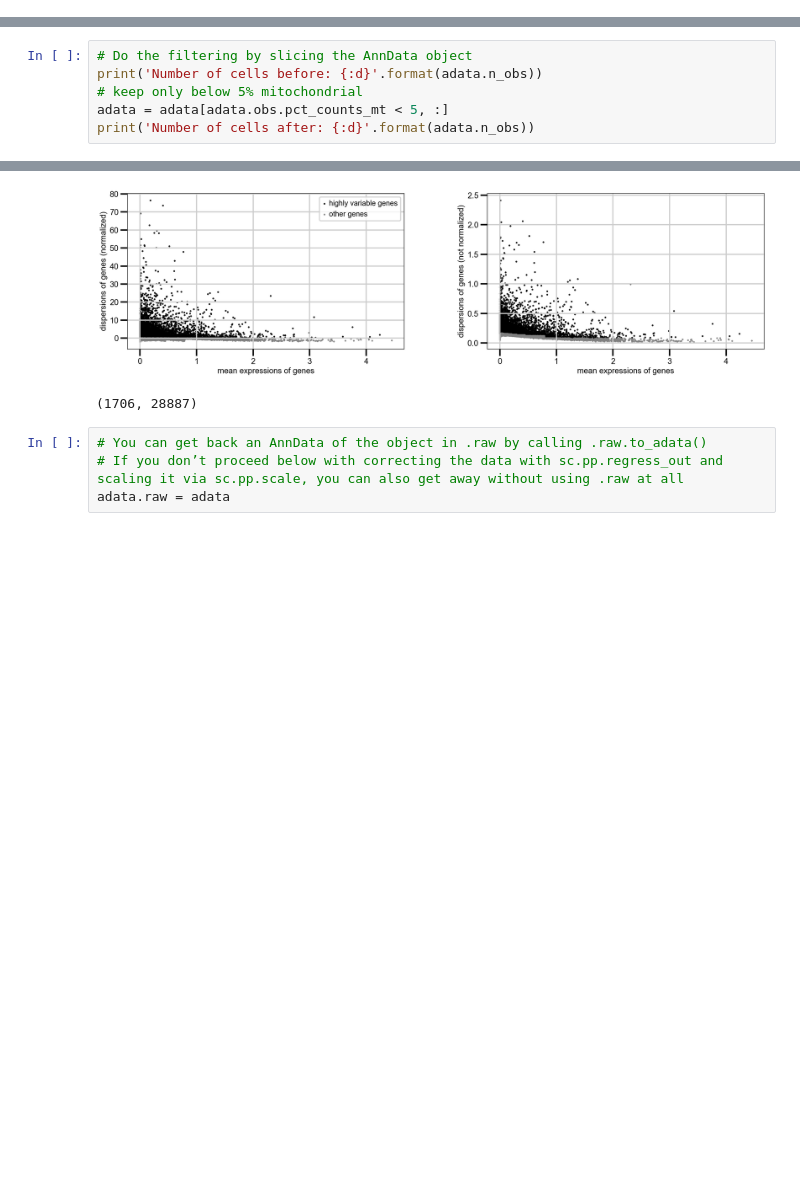
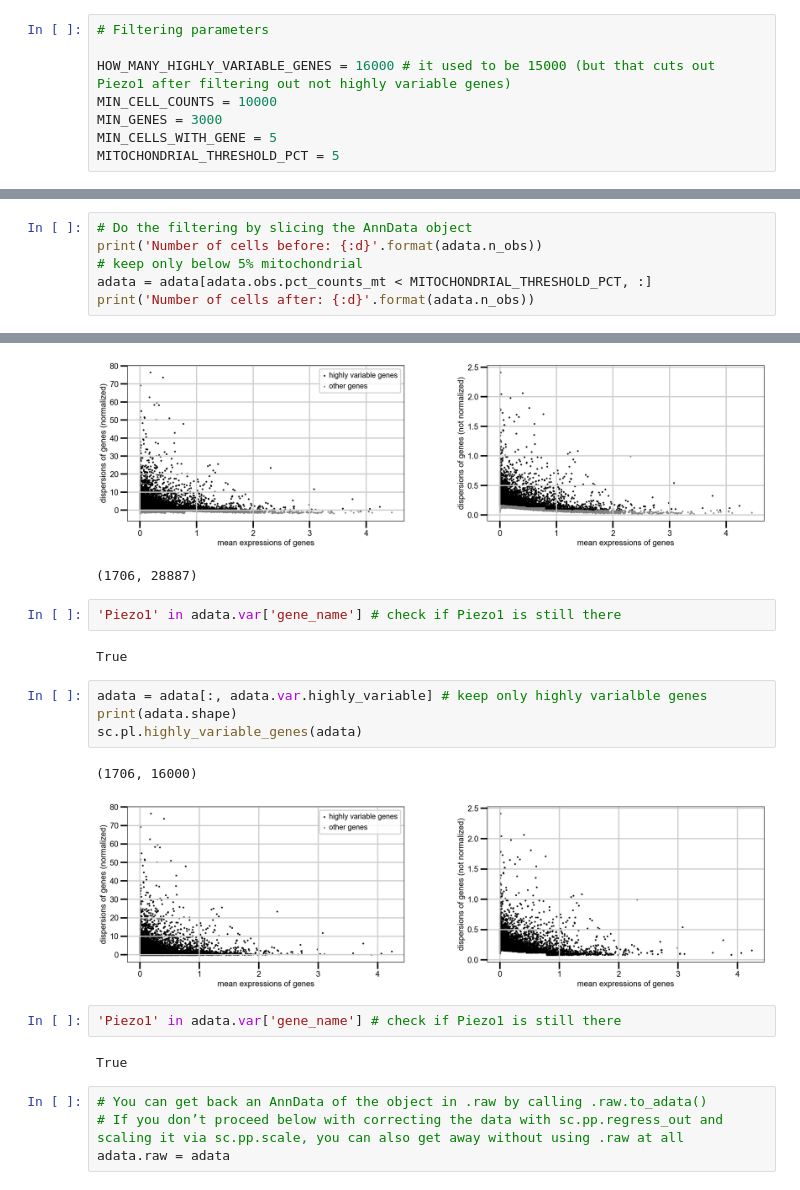
Before and after one commit to ilo21/single_cell_sequencing, a Jupyter notebook: from_rds_2_combine.ipynb, the cells around one changed output, grey strips where cells are left out. Saved outputs shown, nothing was run; the diff lists cells and outputs as text; blank space fills up the shorter version.

```diff
--- a/from_rds_2_combine.ipynb
+++ b/from_rds_2_combine.ipynb
@@ -35,4 +35,12 @@ sc.logging.print_header()
 sc.settings.set_figure_params(dpi=80)
 # %% [output]
 scanpy==1.9.3 anndata==0.9.2 umap==0.5.3 numpy==1.24.4 scipy==1.10.1 pandas==2.0.3 scikit-learn==1.3.0 statsmodels==0.14.0 python-igraph==0.10.6 louvain==0.8.1 pynndescent==0.5.10
+# %%
+# Filtering parameters
+
+HOW_MANY_HIGHLY_VARIABLE_GENES = 16000 # it used to be 15000 (but that cuts out Piezo1 after filtering out not highly variable genes)
+MIN_CELL_COUNTS = 10000
+MIN_GENES = 3000
+MIN_CELLS_WITH_GENE = 5
+MITOCHONDRIAL_THRESHOLD_PCT = 5
 # %%
@@ -362,7 +368,7 @@ sc.pl.violin(adata, ['n_genes_by_counts', 'total_counts', 'pct_counts_mt'],
 # Do the filtering by slicing the AnnData object
 print('Number of cells before: {:d}'.format(adata.n_obs))
 # keep only below 5% mitochondrial
-adata = adata[adata.obs.pct_counts_mt < 5, :]
+adata = adata[adata.obs.pct_counts_mt < MITOCHONDRIAL_THRESHOLD_PCT, :]
 print('Number of cells after: {:d}'.format(adata.n_obs))
 # %% [output]
 Number of cells before: 1826
@@ -416,6 +422,21 @@ print(adata.shape)
 # %% [output]
 [figure]
 (1706, 28887)
+# %%
+'Piezo1' in adata.var['gene_name'] # check if Piezo1 is still there
+# %% [output]
+True
+# %%
+adata = adata[:, adata.var.highly_variable] # keep only highly varialble genes
+print(adata.shape)
+sc.pl.highly_variable_genes(adata)
+# %% [output]
+(1706, 16000)
+[figure, added]
+# %%
+'Piezo1' in adata.var['gene_name'] # check if Piezo1 is still there
+# %% [output]
+True
 # %%
 # You can get back an AnnData of the object in .raw by calling .raw.to_adata()
 # If you don’t proceed below with correcting the data with sc.pp.regress_out and scaling it via sc.pp.scale, you can also get away without using .raw at all
```
Also changed, not shown: parts of 8 cells of this notebook, 11 other files.
